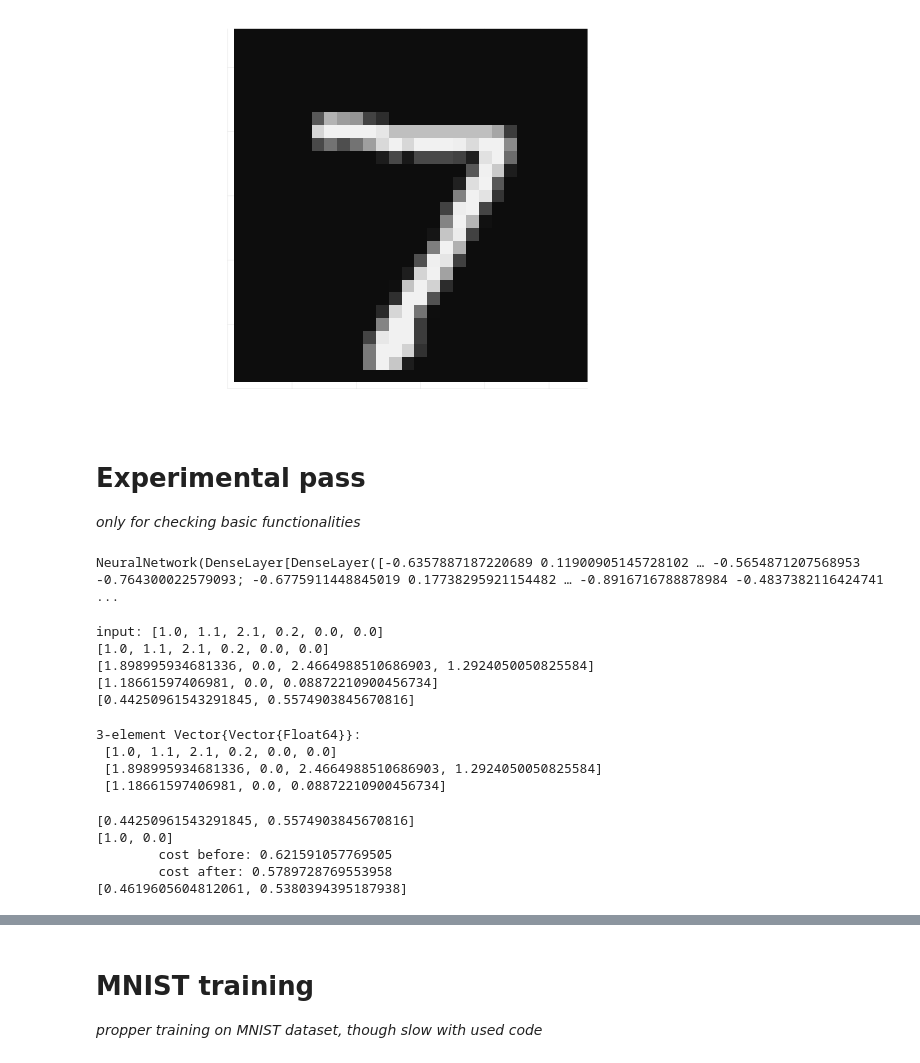
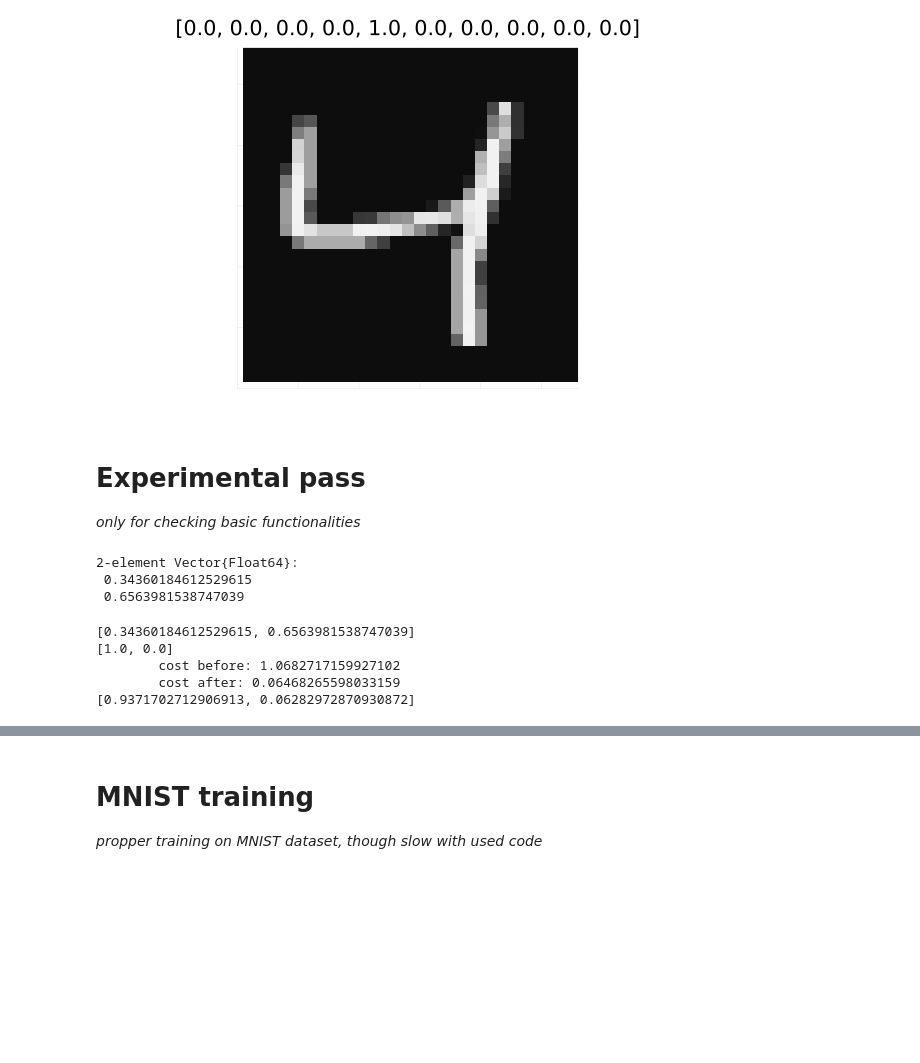
Before and after one commit to Mniszko/Network-of-coupled-Kuramoto-oscillators, a Jupyter notebook: feed-forward_MNIST_example/julia_neural_network.ipynb, the cells around one changed output, grey strips where cells are left out. Drawn from its saved outputs; the diff is of its cells as text; code cells hidden in the pictures; blank space fills up the shorter version.

```diff
--- a/feed-forward_MNIST_example/julia_neural_network.ipynb
+++ b/feed-forward_MNIST_example/julia_neural_network.ipynb
@@ -7,7 +27,10 @@ using .basicNeuralNetwork
-# %%
-plot_ubyte_image("./mnist/t10k-images.idx3-ubyte", 1)
-# %% [output]
-[figure, removed]
+# %%
+idx = 3
+plot_ubyte_image("./mnist/train-images.idx3-ubyte", idx)
+labels = read_mnist_labels("./mnist/train-labels.idx1-ubyte")
+plot!(title=labels[:,idx])
+# %% [output]
+[figure, added]
 # %% [markdown]
 # Experimental pass
 
@@ -18,61 +41,50 @@ label = Vector{Float64}([1,0])
 input2 = Vector{Float64}([0,0,1.4,1.2,0,0])
 label2 = Vector{Float64}([1,0])
 
-layer1 = DenseLayer(6, 4, relu, relu_derivative)
-layer2 = DenseLayer(4, 3, relu, relu_derivative)
-layer3 = DenseLayer(3, 2, softmax, softmax_derivative)
+layer1 = DenseLayer(6, 8, relu, relu_derivative)
+layer2 = DenseLayer(8, 8, relu, relu_derivative)
+layer3 = DenseLayer(8, 2, softmax, softmax_derivative)
 
 layers = Vector([layer1,layer2,layer3])
 
 #relu isn't fit for such small networks, also not in every single layer.
 
 network = NeuralNetwork(layer1,layer2,layer3)
+output = forward_pass(network, input)
 # %% [output]
-NeuralNetwork(DenseLayer[DenseLayer([-0.6357887187220689 0.11900905145728102 … -0.5654871207568953 -0.764300022579093; -0.6775911448845019 0.17738295921154482 … -0.8916716788878984 -0.4837382116424741 ...
+2-element Vector{Float64}:
+ 0.34360184612529615
+ 0.6563981538747039
-# %%
-println("input: $input")
-output = forward_pass(network, input)
-for a in network.activations
-    println(a)
-end
-println(output)
-# %% [output]
-input: [1.0, 1.1, 2.1, 0.2, 0.0, 0.0]
-[1.0, 1.1, 2.1, 0.2, 0.0, 0.0]
-[1.898995934681336, 0.0, 2.4664988510686903, 1.2924050050825584]
-[1.18661597406981, 0.0, 0.08872210900456734]
-[0.44250961543291845, 0.5574903845670816]
-# %%
-network.activations
-# %% [output]
-3-element Vector{Vector{Float64}}:
- [1.0, 1.1, 2.1, 0.2, 0.0, 0.0]
- [1.898995934681336, 0.0, 2.4664988510686903, 1.2924050050825584]
- [1.18661597406981, 0.0, 0.08872210900456734]
 # %%
 println("$output\n$label")
 #cost function interface
-sq = SquareCost()
+sq = CrossEntropy()
 cost_before = cost(sq, output, label)
 println("\tcost before: $cost_before")
 costs = []
-for i in 1:100
+gradients = NaN
+for i in 1:1000
     output = forward_pass(network, input)
+    singular_cost = cost(sq,output,label)
+    #breaks on nan output
+    if isnan(singular_cost) changing_weights(network, .-gradients, Float64(0.0001)), println("cost has NaN value, returning to previous state"); break; end
+
     gradients = backpropagation_pass(network, output, label, sq)
     changing_weights(network, gradients, Float64(0.0001))
     push!(costs, cost(sq,output,label))
 end
-cost_after = cost(sq, output, label)
+
+cost_after = cost(sq, forward_pass(network, input), label)
 println("\tcost after: $cost_after")
 println("$output")
 #gradients and weights have different sizes, idk why. All gradients are square matrices, which is completely wrong
 # I suppose I am treating delta_l with a_l instead of a_l-1, so I ought to include a_1=input
 # %% [output]
-[0.44250961543291845, 0.5574903845670816]
+[0.34360184612529615, 0.6563981538747039]
 [1.0, 0.0]
-        cost before: 0.621591057769505
-        cost after: 0.5789728769553958
-[0.4619605604812061, 0.5380394395187938]
+        cost before: 1.0682717159927102
+        cost after: 0.06468265598033159
+[0.9371702712906913, 0.06282972870930872]
 # %%
 println("$output\n$label")
 plot(costs, title="Cost value")
```
Also changed, not shown: parts of 16 cells of this notebook, 9 other files.
